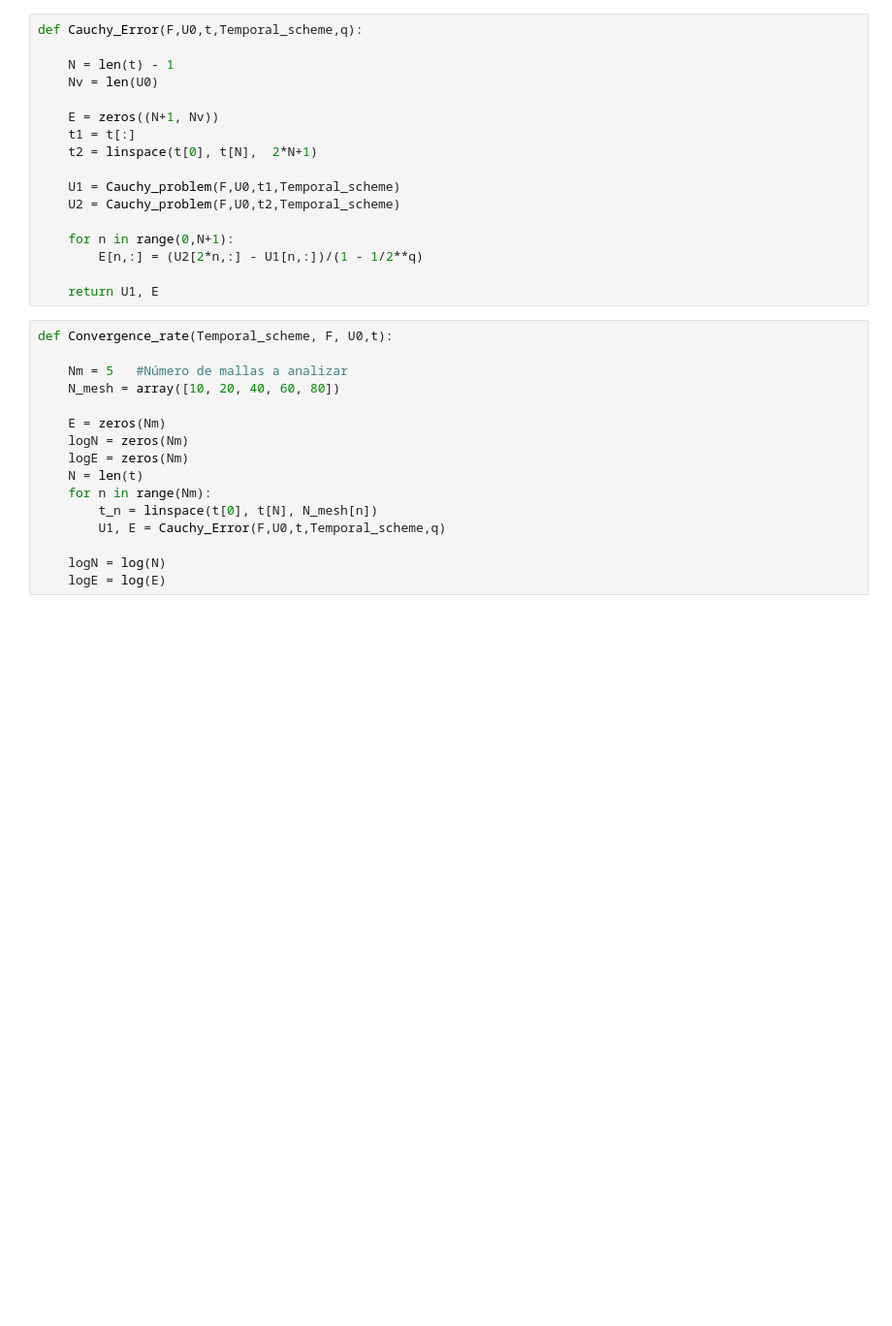
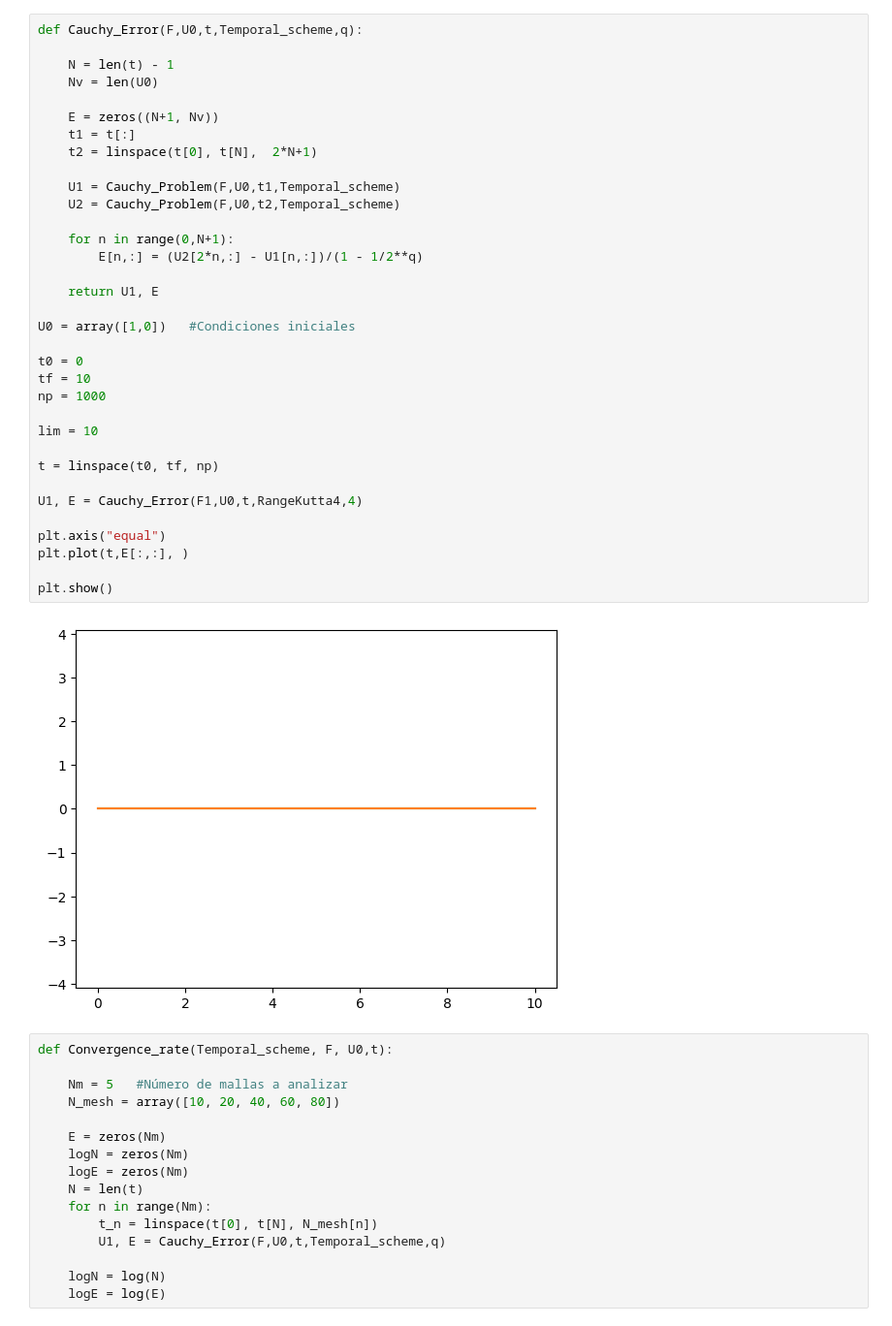
Before and after one commit to mateoopl/MUSE_AM1, a Jupyter notebook: MILESTONES/Milestone3.ipynb, the cells around one changed output. Shown at 97% size. Drawn from its saved outputs; the diff is of its cells as text; blank space fills up the shorter version.

```diff
--- a/MILESTONES/Milestone3.ipynb
+++ b/MILESTONES/Milestone3.ipynb
@@ -75,20 +73,39 @@ Ignoring fixed y limits to fulfill fixed data aspect with adjustable data limits
 # %%
 def Cauchy_Error(F,U0,t,Temporal_scheme,q):
 
     N = len(t) - 1
     Nv = len(U0)
 
     E = zeros((N+1, Nv))
     t1 = t[:]
     t2 = linspace(t[0], t[N],  2*N+1)
 
-    U1 = Cauchy_problem(F,U0,t1,Temporal_scheme)
-    U2 = Cauchy_problem(F,U0,t2,Temporal_scheme)
+    U1 = Cauchy_Problem(F,U0,t1,Temporal_scheme)
+    U2 = Cauchy_Problem(F,U0,t2,Temporal_scheme)
 
     for n in range(0,N+1):
         E[n,:] = (U2[2*n,:] - U1[n,:])/(1 - 1/2**q)
 
     return U1, E
+
+U0 = array([1,0])   #Condiciones iniciales
+
+t0 = 0
+tf = 10
+np = 1000
+
+lim = 10
+
+t = linspace(t0, tf, np)
+
+U1, E = Cauchy_Error(F1,U0,t,RangeKutta4,4)
+
+plt.axis("equal")
+plt.plot(t,E[:,:], )
+
+plt.show()
+# %% [output]
+[figure, added]
 # %%
 def Convergence_rate(Temporal_scheme, F, U0,t):
 
```
Also changed, not shown: parts of 1 cell of this notebook, 4 other files.
